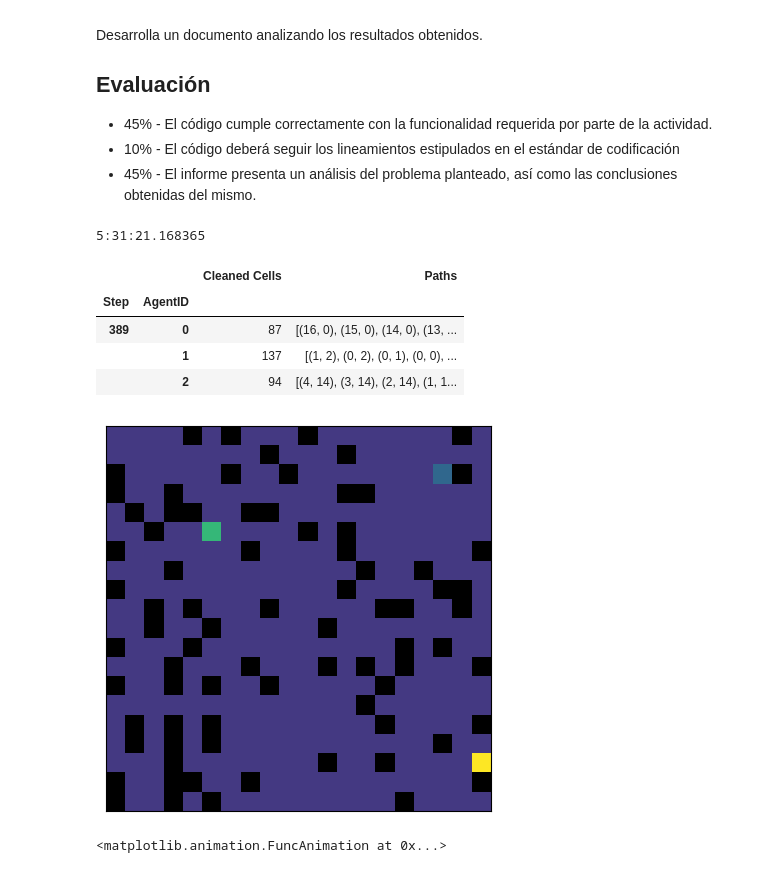
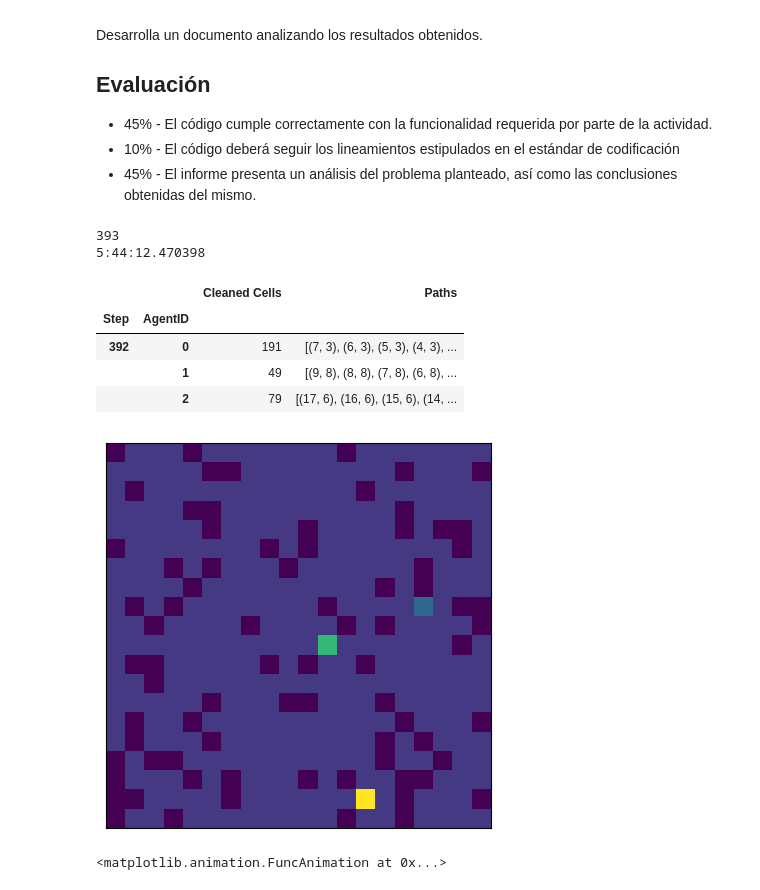
Before and after one commit to felix-rojas/graphics2023, a Jupyter notebook: Act/m1.ipynb, the cells around one changed output. Cells and saved outputs as stored; diff of their text form; code cells hidden in the pictures.

```diff
--- a/Act/m1.ipynb
+++ b/Act/m1.ipynb
@@ -99,15 +99,23 @@ class VaccumCleaner(Agent):
                     self.model.grid.move_agent(self, movement[i])
                     self.visited_places.append(movement[i])
                     return
-
-    for content, x, y in model.grid.coord_iter():
-        if not model.grid.is_cell_empty((x,y)):
-            grid[x][y] = color
-            color += 2
-        else:
-            grid[x][y] = model.cells[x][y]
-    # flip model so that they prioritize east over west
-    return np.fliplr(grid)
+    def step(self):
+        if self.model.cells[self.pos[0]][self.pos[1]] == 1:
+            self.model.cells[self.pos[0]][self.pos[1]] = 0
+            self.clean_count += 1
+        self.move()
+# %%
+def get_grid(model):
+    grid = np.zeros((model.grid.width, model.grid.height))
+    color = 2
+    for content, x, y in model.grid.coord_iter():
+        if not model.grid.is_cell_empty((x,y)):
+            grid[x][y] = color
+            color += 2
+        else:
+            grid[x][y] = model.cells[x][y]
+    # flip model so that they prioritize east over west
+    return np.fliplr(grid)
 # %%
 class VaccumCleanerModel(Model):
     # initialize class, define space size
@@ -153,24 +161,26 @@ class VaccumCleanerModel(Model):
         self.schedule.step()
 # %%
 GRID_SIZE = 20
-MAX_ITERATIONS = 1000
+MAX_ITERATIONS = 600
 NUM_AGENTS = 3
 DIRTYNESS = 0.8
 
 start_time = time.time()
 model = VaccumCleanerModel(GRID_SIZE, GRID_SIZE, NUM_AGENTS, DIRTYNESS)
 
-#for i in range(MAX_ITERATIONS):
-#    model.step()
+iter_count = 0
+for iter_count in range(MAX_ITERATIONS):
+    model.step()
+    iter_count += 1
+    if model.all_clean():
+        break
 
-count = 0
-while not model.all_clean():
-    model.step()
-    count += 1
 
+print(iter_count)
 print(datetime.timedelta(time.time() - start_time))
 # %% [output]
-5:31:21.168365
+393
+5:44:12.470398
 # %%
 all_grid = model.datacollector.get_model_vars_dataframe()
 agent_data = model.datacollector.get_agent_vars_dataframe()
@@ -184,24 +194,24 @@ last_step
 # %% [output]
 |  |  | Cleaned Cells | Paths |
 | Step | AgentID |  |  |
-| 389 | 0 | 87 | [(16, 0), (15, 0), (14, 0), (13, ... |
-|  | 1 | 137 | [(1, 2), (0, 2), (0, 1), (0, 0), ... |
-|  | 2 | 94 | [(4, 14), (3, 14), (2, 14), (1, 1... |
+| 392 | 0 | 191 | [(7, 3), (6, 3), (5, 3), (4, 3), ... |
+|  | 1 | 49 | [(9, 8), (8, 8), (7, 8), (6, 8), ... |
+|  | 2 | 79 | [(17, 6), (16, 6), (15, 6), (14, ... |
 # %%
 fig, axs = plt.subplots(figsize=(5,5))
 axs.set_xticks([])
 axs.set_yticks([])
 
 cmap = plt.colormaps['viridis']
 
 patch = plt.imshow(all_grid.iloc[0][0], cmap=cmap)
 
 def animate(i):
     patch.set_data(all_grid.iloc[i][0])
 
-anim = animation.FuncAnimation(fig, animate, frames = count)
+anim = animation.FuncAnimation(fig, animate, frames = iter_count)
 # %% [output]
-[figure, old version]
+[figure, new version]
 # %%
 anim
 # %% [output]
```
